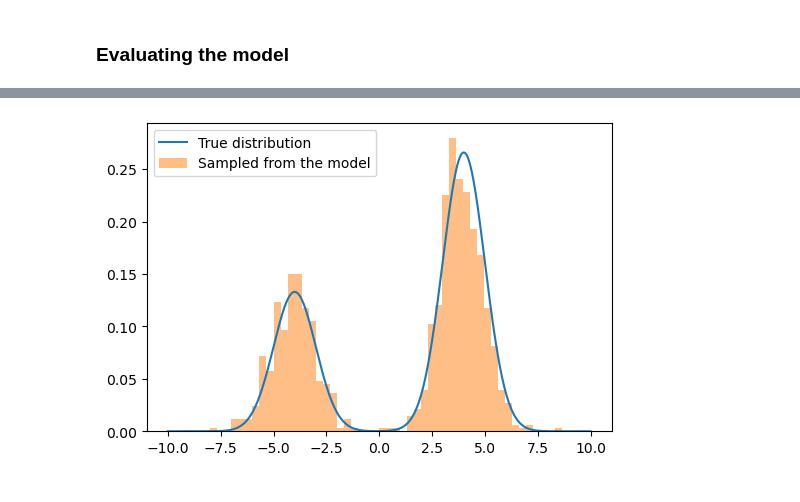
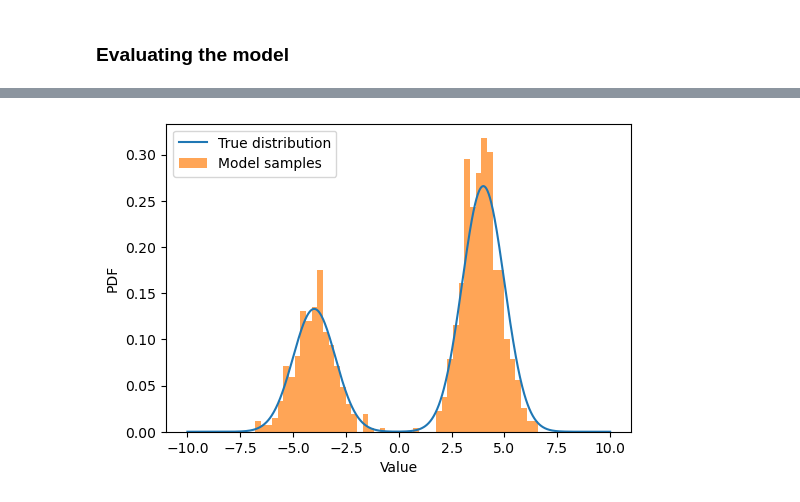
Before and after one commit to juan-prado-7/imapp-deep-learning, a Jupyter notebook: advanced-deep-learning/ex6-simple-diffusion.ipynb, the cells around one changed output, grey strips where cells are left out. Cells and saved outputs as stored; diff of their text form; code cells hidden in the pictures.

Commit message:
Final version simple diffusion

```diff
--- a/advanced-deep-learning/ex6-simple-diffusion.ipynb
+++ b/advanced-deep-learning/ex6-simple-diffusion.ipynb
@@ -35,13 +34,13 @@ if not os.path.exists(MODEL_PATH):
     raise Exception("Model folder does not exist")
 # %%
 # Flags
-TRAIN = True # Set to False to load a pre-trained model and skip training
-SAVE_MODEL = False
-SAVE_PLOTS = False
+TRAIN = False # Set to False to load a pre-trained model and skip training
+SAVE_MODEL = True
+SAVE_PLOTS = True
 
 # Model name
 SAVE_MODEL_NAME = "simple-diffusion.pth"
-LOAD_MODEL_NAME = "simple-diffusion1.pth"
+LOAD_MODEL_NAME = "simple-diffusion2.pth"
 
 if not SAVE_PLOTS:
     PLOT_PATH = None
@@ -51,14 +50,14 @@ if not SAVE_PLOTS:
 # General hyperparameters
 learning_rate = 0.8e-4
 batch_size = 64
-num_epochs = 300
-patience = None
+num_epochs = 400
+patience = 30
 
 # Model hyperparameters. We use a dictionary to save them together with the model
 time_steps = 250
-beta = torch.tensor(0.02)
+beta = 0.02
 model_hyperparams = {
-        'hidden_dims': [64, 64, 64],
+        'hidden_dims': [64, 64, 64, 64],
     }
 # %% [markdown]
 ### Loading data
@@ -91,9 +88,9 @@ class MLP(nn.Module):
     def forward(self, x):
         return self.linear(x)
 # %%
-# Define the loss function. We take the random t and noise as inputs
-def diffusion_loss(inputs, model, beta, t, noise):
-    alpha_t = (1 - beta) ** (t + 1)
+# Define the loss function. We take the random t (normalized) and noise as inputs
+def diffusion_loss(inputs, model, alpha_t, t, noise):
+    # alpha_t = (1 - beta) ** (t + 1)
 
     noisy_sample = torch.sqrt(alpha_t) * inputs + torch.sqrt(1-alpha_t) * noise
     model_input = torch.stack((noisy_sample, t), dim=1)
@@ -171,2 +144,11 @@ if TRAIN:
 # %% [markdown]
 ### Evaluating the model
+# %%
+# Load model if it was not trained in this run
+if not TRAIN:
+    model, info = dl.load_model(MLP, PATH=f"{MODEL_PATH}/{LOAD_MODEL_NAME}")
+    beta = info['beta']
+    time_steps = info['time_steps']
+    print('Learining rate:', info['learning_rate'])
+    summary(model);
+    dl.plot_losses(info['train_losses'], info['val_losses'], PATH=PLOT_PATH)
@@ -173,11 +176,16 @@ if TRAIN:
 # %%
-sample = diff.sample_diffusion_model(model, time_steps, beta, n_samples=1000, device=device)
+sample, denoising_trajectory = diff.sample_diffusion_model(model, time_steps, beta, n_samples=1000, device=device, monitor_denoising=10)
 
 plt.figure(figsize=(6, 4))
 x = np.linspace(-10, 10, 1000)
 plt.plot(x, pdf(x), label='True distribution')
-plt.hist(sample, bins=50, density=True, alpha=0.5, label='Sampled from the model')
+plt.hist(sample, bins=50, density=True, alpha=0.7, label='Model samples')
+plt.ylabel('PDF')
+plt.xlabel('Value')
 plt.legend()
+
+plt.savefig(f"{PLOT_PATH}/pred-vs-true-distribution.png", dpi=300)
+
 plt.show()
 # %% [output]
-[figure, old version]
+[figure, new version]
```
Also changed, not shown: parts of 8 cells of this notebook, 2 other files.
